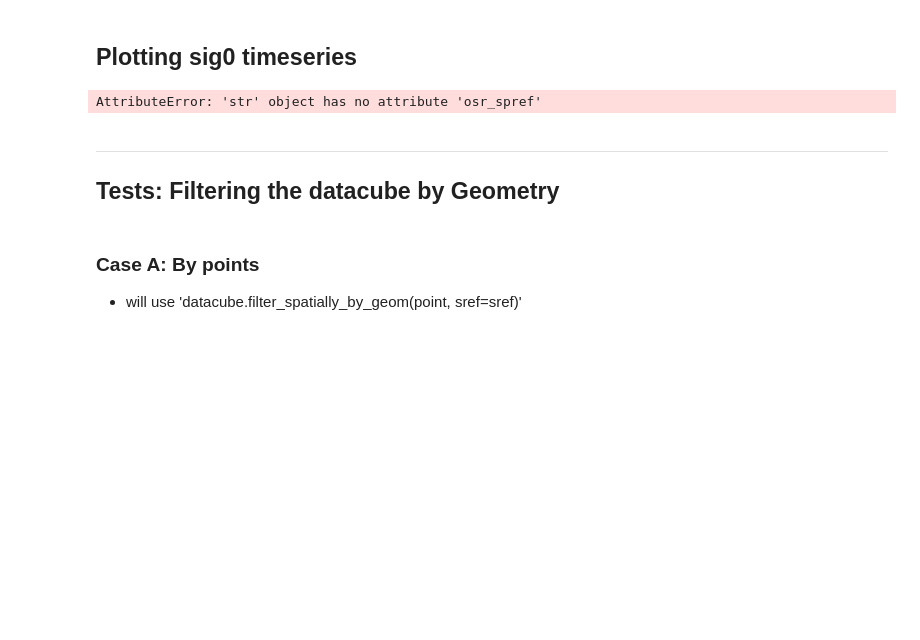
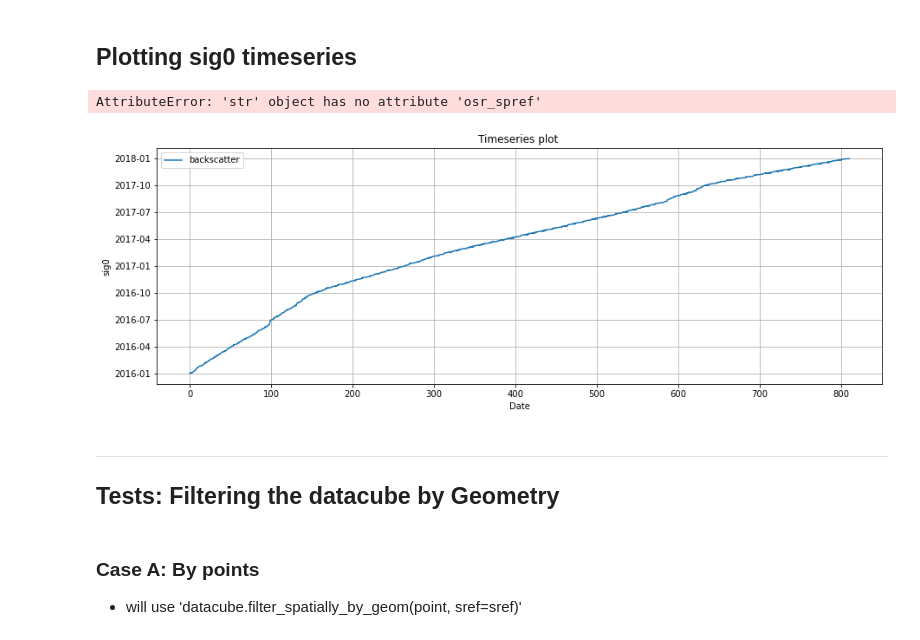
Before and after one commit to cmmarellano/RandomScripts, a Jupyter notebook: sample_yeoda_with_spatialgeom.ipynb, the cells around one changed output. Cells and saved outputs as stored; diff of their text form; code cells hidden in the pictures; blank space fills up the shorter version.

```diff
--- a/sample_yeoda_with_spatialgeom.ipynb
+++ b/sample_yeoda_with_spatialgeom.ipynb
@@ -187,6 +187,18 @@ plt.grid()
 plt.show()
 # %% [output]
 AttributeError: 'str' object has no attribute 'osr_spref'
+# %%
+# test plot
+plt.figure(figsize=(15, 5))
+plt.title('Timeseries plot ')
+plt.plot(sig0_cube['dtime_1'], label='backscatter')   #missing correct y data. y data must be 'filtered'. but filtering gives error
+plt.xlabel('Date')
+plt.ylabel('sig0')
+plt.grid()
+plt.legend()
+plt.show()
+# %% [output]
+[figure, added]
 # %% [markdown]
 --------
 ## Tests: Filtering the datacube by Geometry
```
